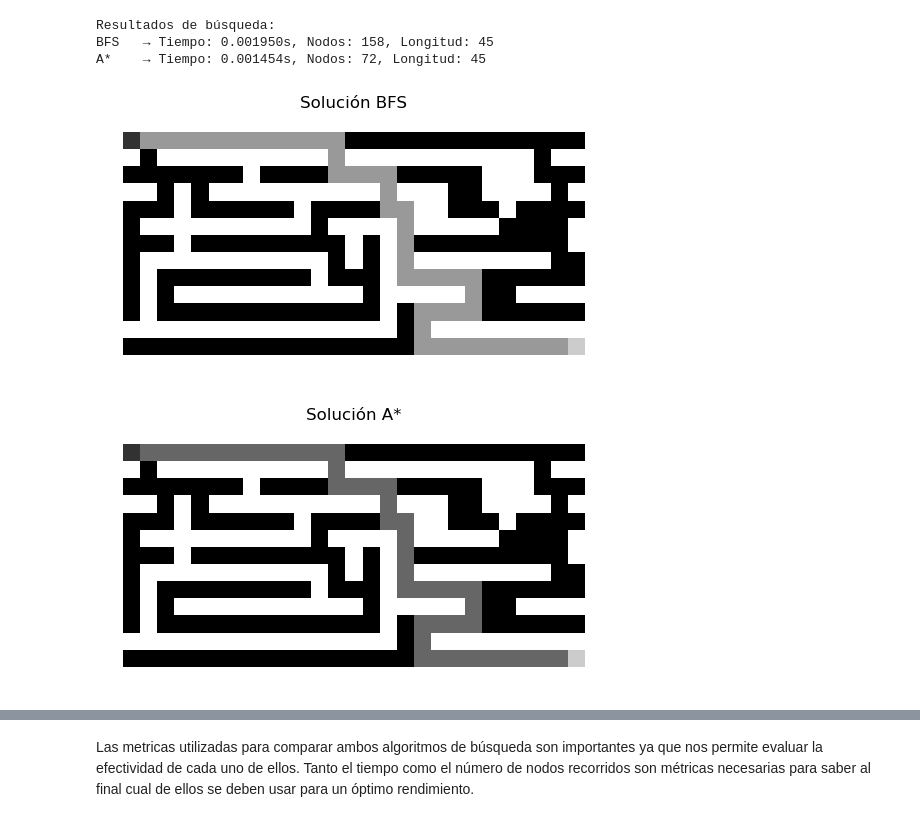
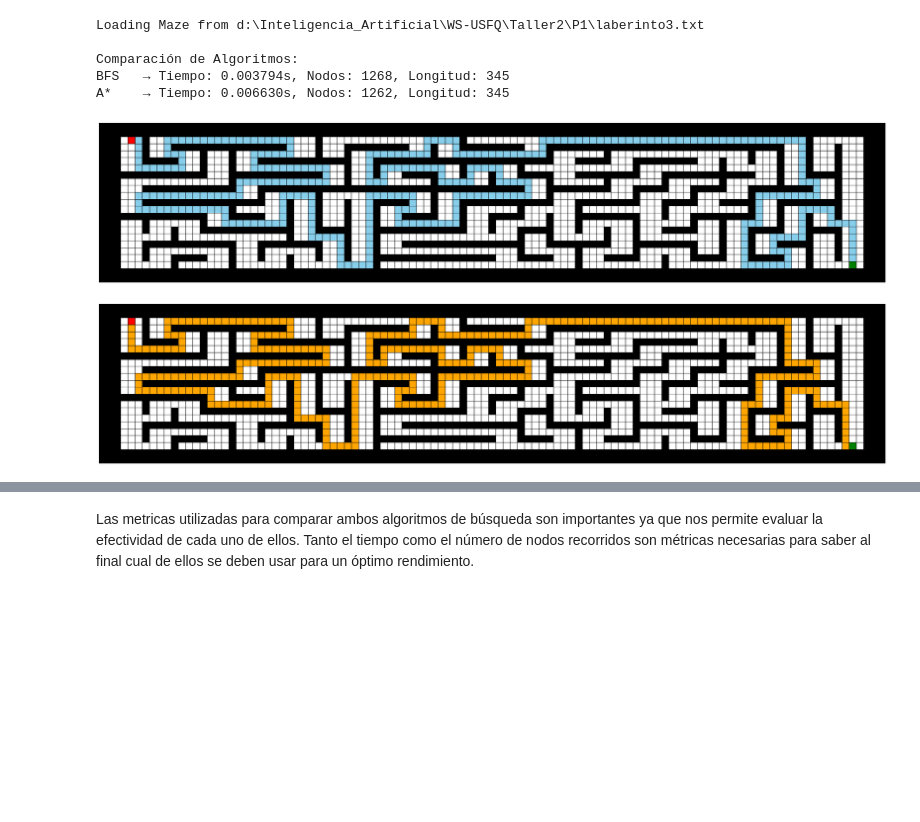
Before and after one commit to Borreguin/WS-USFQ, a Jupyter notebook: Taller2/P1/G4_Maze.ipynb, the cells around one changed output, grey strips where cells are left out. Cells and saved outputs as stored; diff of their text form; code cells hidden in the pictures; blank space fills up the shorter version.

```diff
--- a/Taller2/P1/G4_Maze.ipynb
+++ b/Taller2/P1/G4_Maze.ipynb
@@ -207,10 +191,11 @@ A*    → Tiempo: 0.000151s, Nodos: 33, Longitud: 15
 # %%
-maze_loader = MazeLoader('laberinto2.txt')
-maze_loader.load_Maze()
-maze_loader.comparar_algoritmos()
+maze_loader = MazeLoader('laberinto3.txt')
+maze_loader.load_Maze().comparar_algoritmos()
 # %% [output]
-Resultados de búsqueda:
-BFS   → Tiempo: 0.001950s, Nodos: 158, Longitud: 45
-A*    → Tiempo: 0.001454s, Nodos: 72, Longitud: 45
+Loading Maze from d:\Inteligencia_Artificial\WS-USFQ\Taller2\P1\laberinto3.txt
+
+Comparación de Algoritmos:
+BFS   → Tiempo: 0.003794s, Nodos: 1268, Longitud: 345
+A*    → Tiempo: 0.006630s, Nodos: 1262, Longitud: 345
-[figure, old version]
+[figure, new version]
-[figure, old version]
+[figure, new version]
```
Also changed, not shown: parts of 7 cells of this notebook, 2 other files.
